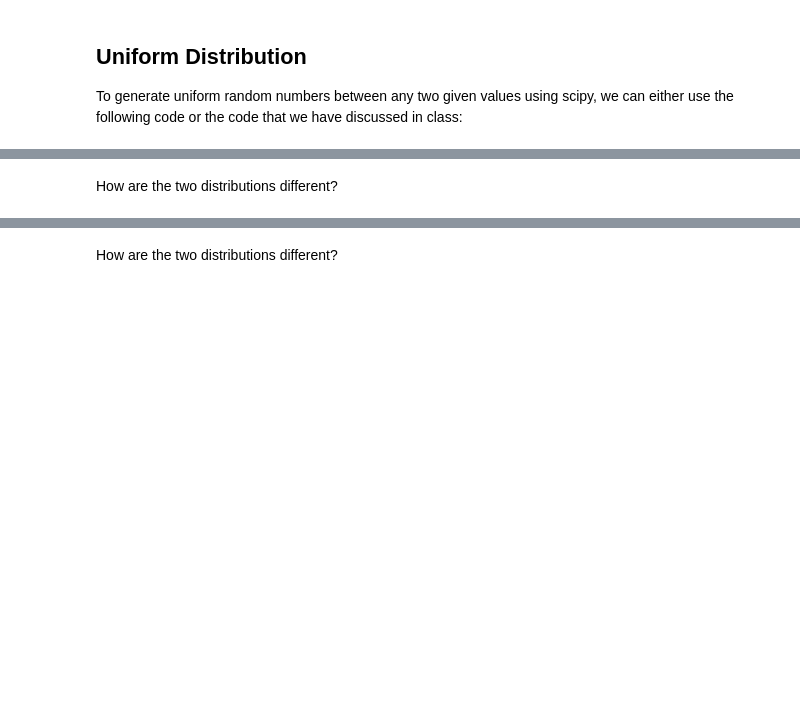
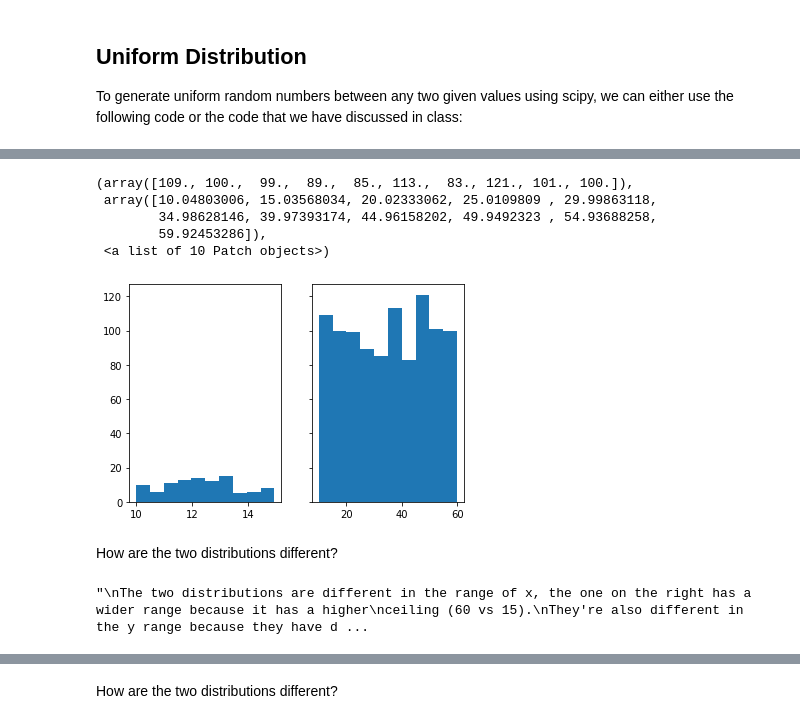
Before and after one commit to ta-data-lis/lab-probability-distributions, a Jupyter notebook: your-code/continuous.ipynb, the cells around one changed output, grey strips where cells are left out. Drawn from its saved outputs; the diff is of its cells as text; code cells hidden in the pictures; blank space fills up the shorter version.

Commit message:
[lab-probability-distributions] Silvia Nicolau

```diff
--- a/your-code/continuous.ipynb
+++ b/your-code/continuous.ipynb
@@ -47,2 +48,21 @@ Your output should look like below:
+# %%
+# your code here
+import matplotlib.pyplot as plt
+%matplotlib inline
+
+def y(count,bottom,ceiling) :
+    x = uniform.rvs(size=count)
+    return (bottom + (ceiling - bottom) * x)
+# %%
+fig, (g1,g2) = plt.subplots(1, 2, sharey=True)
+g1.hist(y(100,10,15))
+g2.hist(y(1000,10,60))
+# %% [output]
+(array([109., 100.,  99.,  89.,  85., 113.,  83., 121., 101., 100.]),
+ array([10.04803006, 15.03568034, 20.02333062, 25.0109809 , 29.99863118,
+        34.98628146, 39.97393174, 44.96158202, 49.9492323 , 54.93688258,
+        59.92453286]),
+ <a list of 10 Patch objects>)
+[figure, added]
 # %% [markdown]
 How are the two distributions different?
@@ -51,3 +69,13 @@ How are the two distributions different?
+# %%
+# your answer here
+"""
+The two distributions are different in the range of x, the one on the right has a wider range because it has a higher
+ceiling (60 vs 15).
+They're also different in the y range because they have different counts, that means different frequency of events
+(100 vs 1000).
+"""
+# %% [output]
+"\nThe two distributions are different in the range of x, the one on the right has a wider range because it has a higher\nceiling (60 vs 15).\nThey're also different in the y range because they have d ...
 # %% [markdown]
 ## Normal Distribution
 
```
Also changed, not shown: parts of 23 cells of this notebook.
